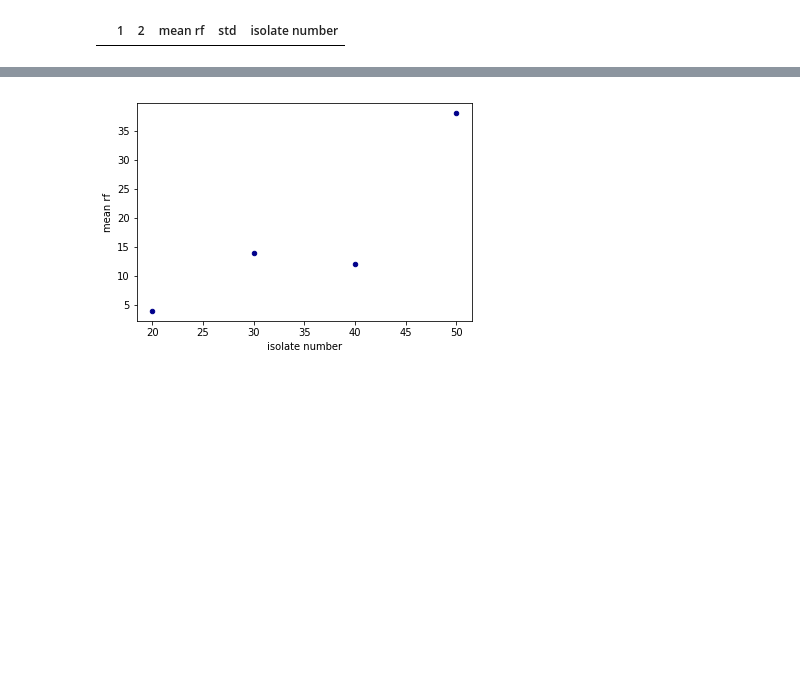
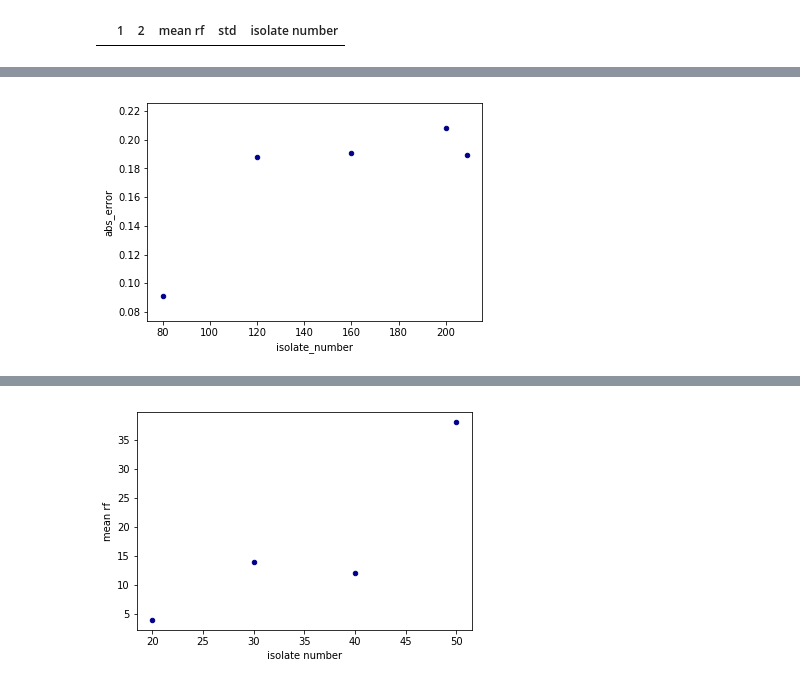
Before and after one commit to jtfield/phylo_comparison, a Jupyter notebook: tree_compare_fig.ipynb, the cells around one changed output, grey strips where cells are left out. Drawn from its saved outputs; the diff is of its cells as text; code cells hidden in the pictures; blank space fills up the shorter version.

```diff
--- a/tree_compare_fig.ipynb
+++ b/tree_compare_fig.ipynb
@@ -776,0 +761,4 @@ for i in range(100):
+# %%
+gon_phy_un_df = gon_phyling_unweighted_df.plot.scatter(x='isolate_number',y='abs_error',c='DarkBlue')
+# %% [output]
+[figure, added]
```
Also changed, not shown: parts of 12 cells of this notebook.
